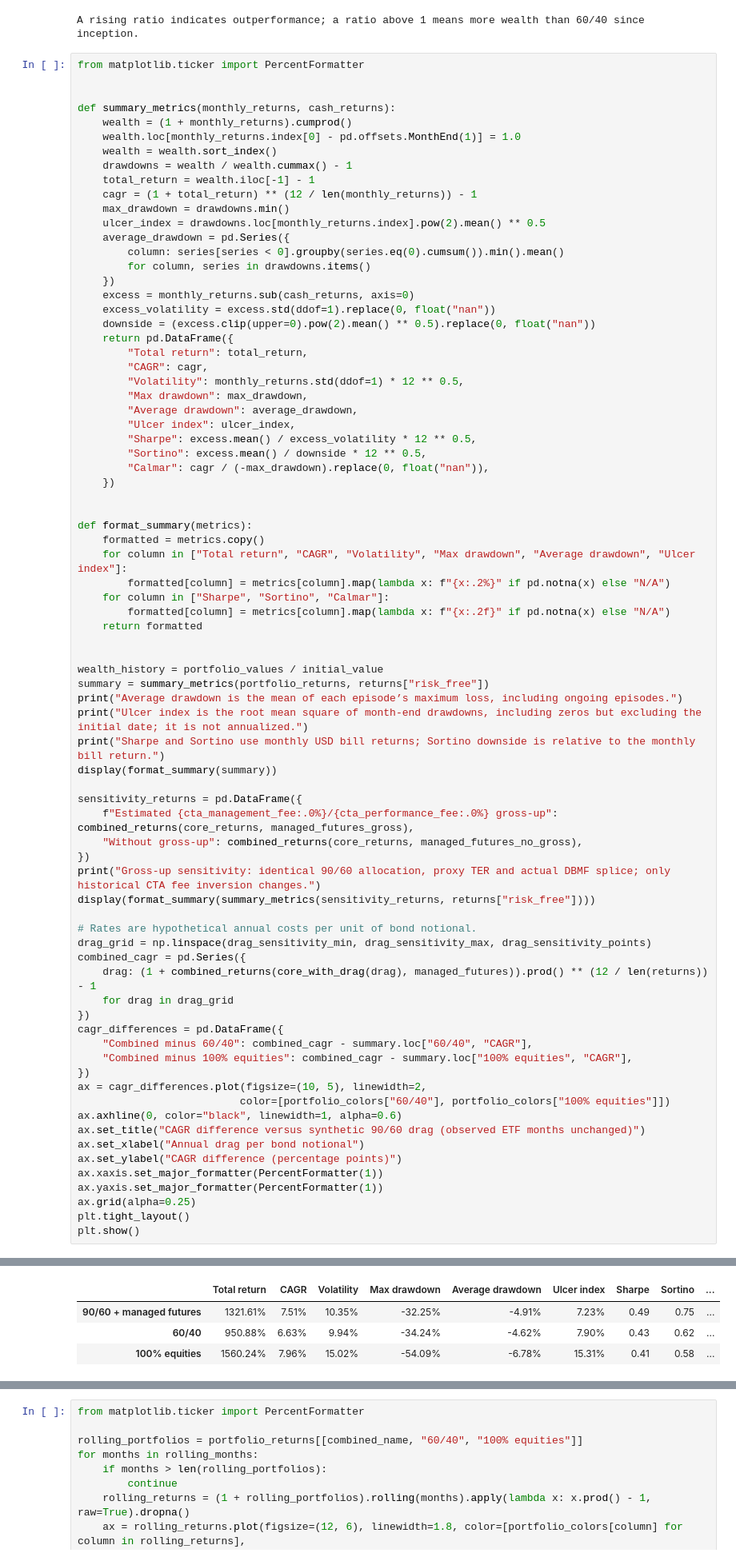
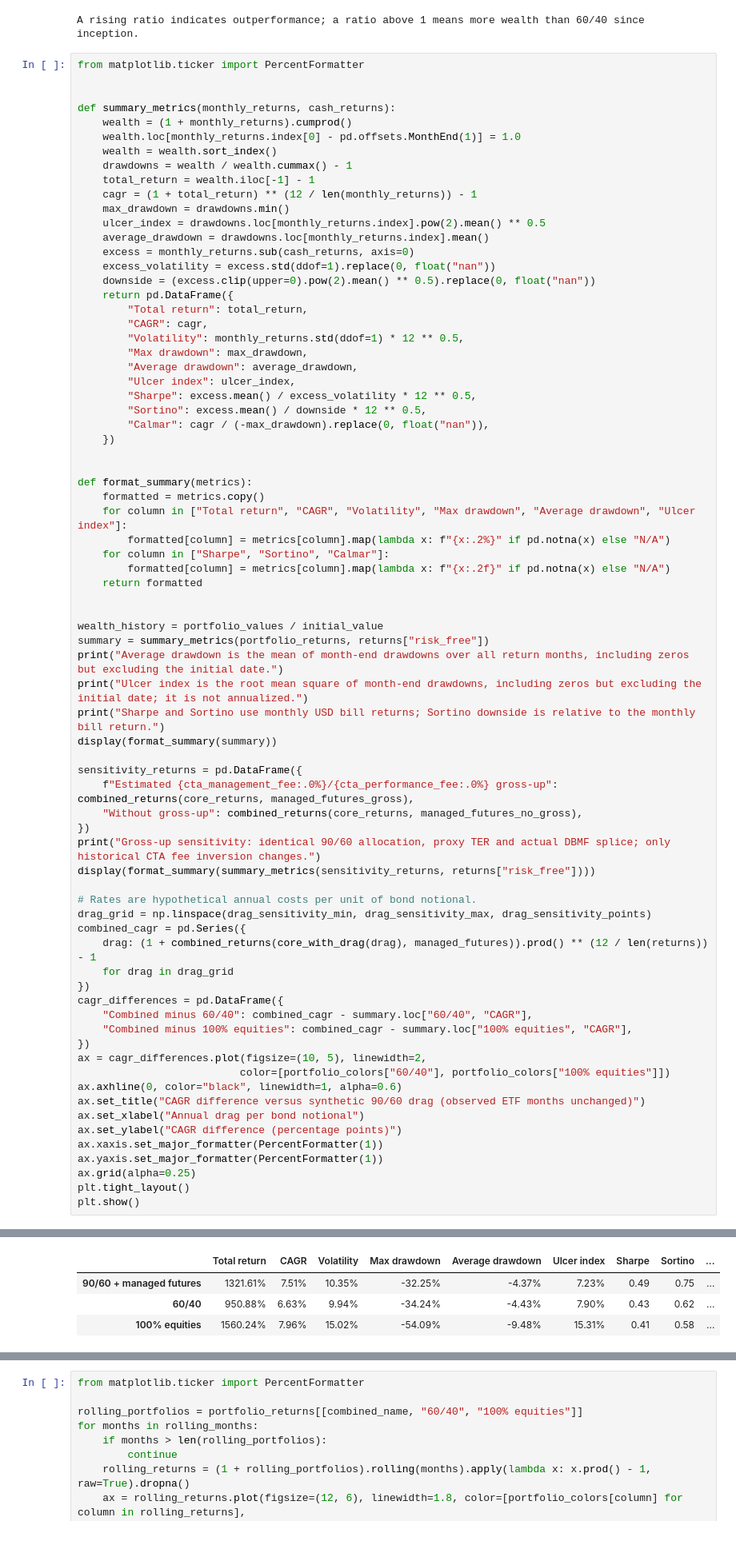
Before and after one commit to giacomomaggiore/financial-analyses, a Jupyter notebook: 03_pareto_superiority_90_60.ipynb, the cells around one changed output, grey strips where cells are left out. Shown at 80% size. Saved outputs shown, nothing was run; the diff lists cells and outputs as text.

```diff
--- a/03_pareto_superiority_90_60.ipynb
+++ b/03_pareto_superiority_90_60.ipynb
@@ -444,10 +444,7 @@ def summary_metrics(monthly_returns, cash_returns):
     cagr = (1 + total_return) ** (12 / len(monthly_returns)) - 1
     max_drawdown = drawdowns.min()
     ulcer_index = drawdowns.loc[monthly_returns.index].pow(2).mean() ** 0.5
-    average_drawdown = pd.Series({
-        column: series[series < 0].groupby(series.eq(0).cumsum()).min().mean()
-        for column, series in drawdowns.items()
-    })
+    average_drawdown = drawdowns.loc[monthly_returns.index].mean()
     excess = monthly_returns.sub(cash_returns, axis=0)
     excess_volatility = excess.std(ddof=1).replace(0, float("nan"))
     downside = (excess.clip(upper=0).pow(2).mean() ** 0.5).replace(0, float("nan"))
@@ -475,7 +472,7 @@ def format_summary(metrics):
 
 wealth_history = portfolio_values / initial_value
 summary = summary_metrics(portfolio_returns, returns["risk_free"])
-print("Average drawdown is the mean of each episode’s maximum loss, including ongoing episodes.")
+print("Average drawdown is the mean of month-end drawdowns over all return months, including zeros but excluding the initial date.")
 print("Ulcer index is the root mean square of month-end drawdowns, including zeros but excluding the initial date; it is not annualized.")
 print("Sharpe and Sortino use monthly USD bill returns; Sortino downside is relative to the monthly bill return.")
 display(format_summary(summary))
@@ -513,8 +510,8 @@ Average drawdown is the mean of each episode’s maximum loss, including ongoing
 Ulcer index is the root mean square of month-end drawdowns, including zeros but excluding the initial date; it is not annualized.
 Sharpe and Sortino use monthly USD bill returns; Sortino downside is relative to the monthly bill return.
 |  | Total return | CAGR | Volatility | Max drawdown | Average drawdown | Ulcer index | Sharpe | Sortino | ... |
-| 90/60 + managed futures | 1321.61% | 7.51% | 10.35% | -32.25% | -4.91% | 7.23% | 0.49 | 0.75 | ... |
-| 60/40 | 950.88% | 6.63% | 9.94% | -34.24% | -4.62% | 7.90% | 0.43 | 0.62 | ... |
-| 100% equities | 1560.24% | 7.96% | 15.02% | -54.09% | -6.78% | 15.31% | 0.41 | 0.58 | ... |
+| 90/60 + managed futures | 1321.61% | 7.51% | 10.35% | -32.25% | -4.37% | 7.23% | 0.49 | 0.75 | ... |
+| 60/40 | 950.88% | 6.63% | 9.94% | -34.24% | -4.43% | 7.90% | 0.43 | 0.62 | ... |
+| 100% equities | 1560.24% | 7.96% | 15.02% | -54.09% | -9.48% | 15.31% | 0.41 | 0.58 | ... |
 Gross-up sensitivity: identical 90/60 allocation, proxy TER and actual DBMF splice; only historical CTA fee inversion changes.
 |  | Total return | CAGR | Volatility | Max drawdown | Average drawdown | Ulcer index | Sharpe | Sortino | ... |
```
Also changed, not shown: parts of 2 cells of this notebook, 2 other files.
